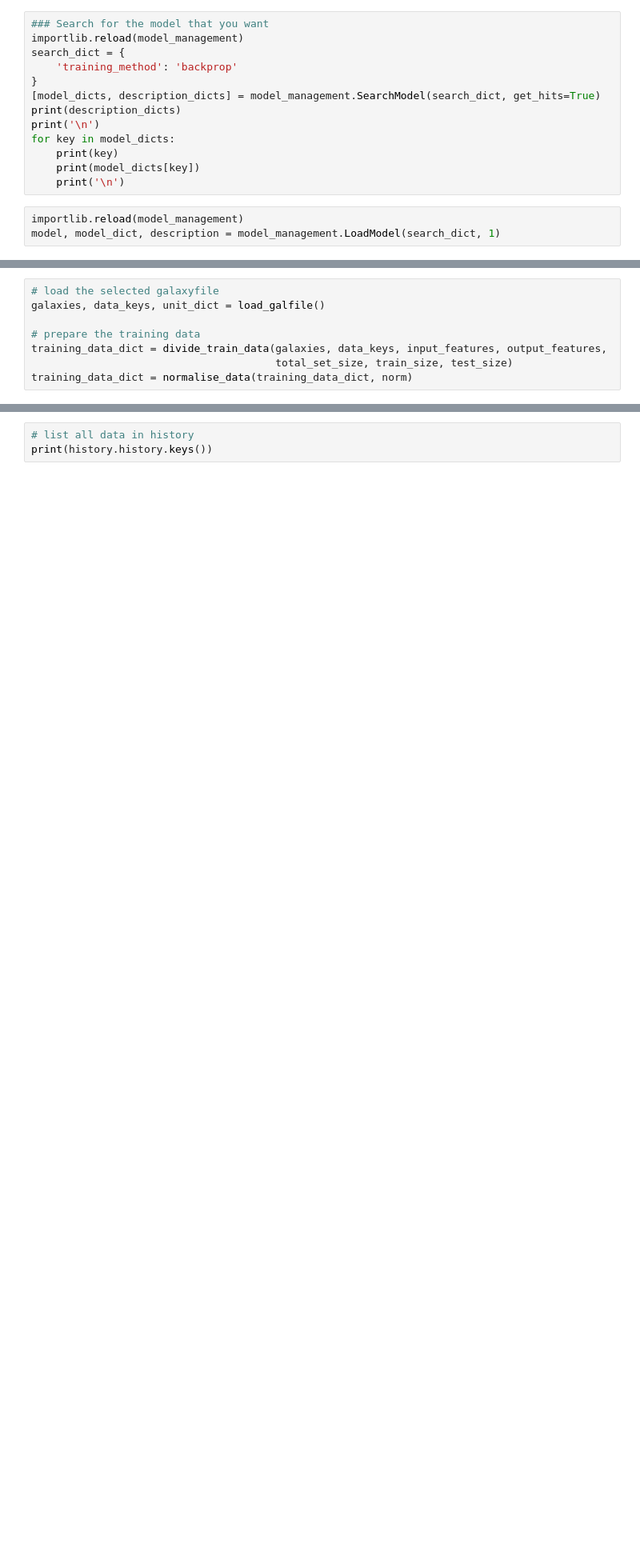
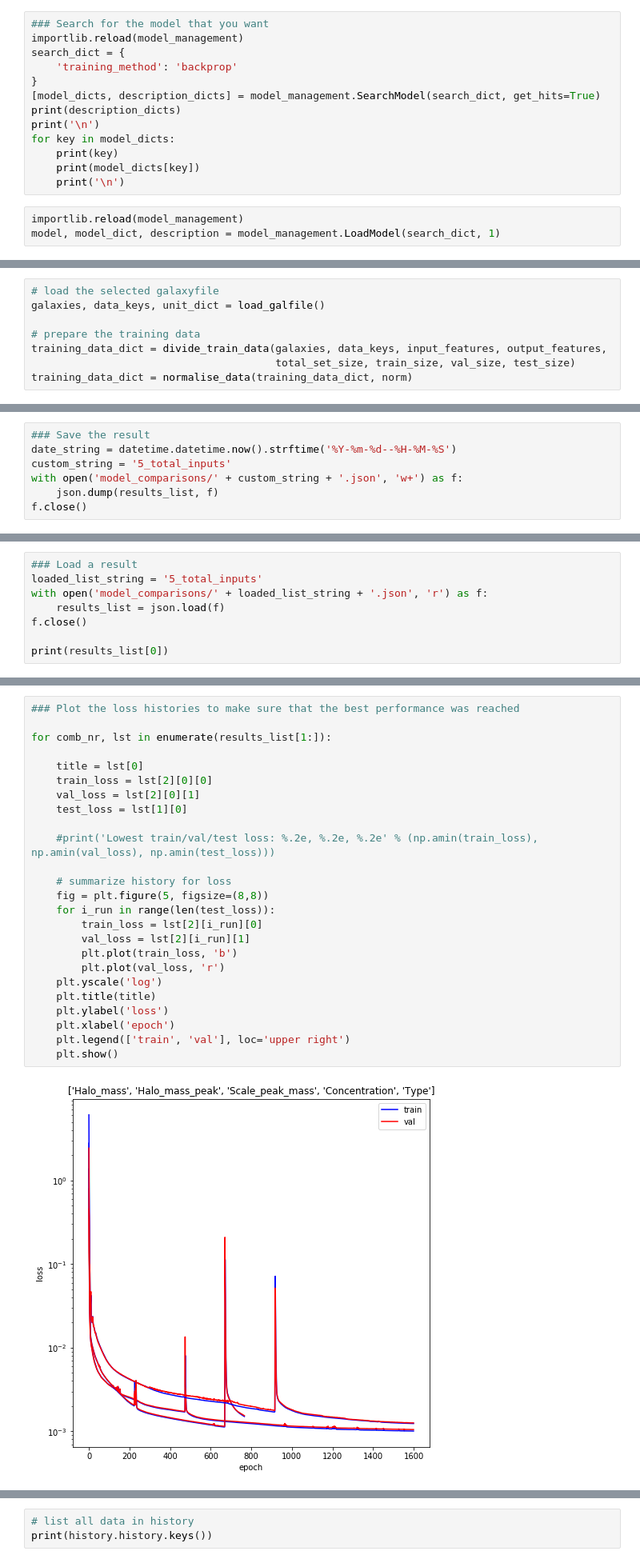
Before and after one commit to magnus-lindstrom/masters-project-galaxy-formation, a Jupyter notebook: code/useful_code/backprop_trained_networks/several_inputs_outputs_backprop.ipynb, the cells around one changed output, grey strips where cells are left out. Shown at 80% size. Drawn from its saved outputs; the diff is of its cells as text; blank space fills up the shorter version.

```diff
--- a/code/useful_code/backprop_trained_networks/several_inputs_outputs_backprop.ipynb
+++ b/code/useful_code/backprop_trained_networks/several_inputs_outputs_backprop.ipynb
@@ -277,5 +124,5 @@ galaxies, data_keys, unit_dict = load_galfile()
 
 # prepare the training data
 training_data_dict = divide_train_data(galaxies, data_keys, input_features, output_features,
-                                       total_set_size, train_size, test_size)
+                                       total_set_size, train_size, val_size, test_size)
 training_data_dict = normalise_data(training_data_dict, norm)
@@ -447,0 +358,7 @@ with open('model_comparisons/progress.txt', 'w+') as f:
+# %%
+### Save the result
+date_string = datetime.datetime.now().strftime('%Y-%m-%d--%H-%M-%S')
+custom_string = '5_total_inputs'
+with open('model_comparisons/' + custom_string + '.json', 'w+') as f:
+    json.dump(results_list, f)
+f.close()
@@ -447,0 +371,8 @@ with open('model_comparisons/progress.txt', 'w+') as f:
+# %%
+### Load a result
+loaded_list_string = '5_total_inputs'
+with open('model_comparisons/' + loaded_list_string + '.json', 'r') as f:
+    results_list = json.load(f)
+f.close()
+
+print(results_list[0])
@@ -447,0 +389,27 @@ with open('model_comparisons/progress.txt', 'w+') as f:
+# %%
+### Plot the loss histories to make sure that the best performance was reached
+
+for comb_nr, lst in enumerate(results_list[1:]):
+
+    title = lst[0]
+    train_loss = lst[2][0][0]
+    val_loss = lst[2][0][1]
+    test_loss = lst[1][0]
+
+    #print('Lowest train/val/test loss: %.2e, %.2e, %.2e' % (np.amin(train_loss), np.amin(val_loss), np.amin(test_loss)))
+
+    # summarize history for loss
+    fig = plt.figure(5, figsize=(8,8))
+    for i_run in range(len(test_loss)):
+        train_loss = lst[2][i_run][0]
+        val_loss = lst[2][i_run][1]
+        plt.plot(train_loss, 'b')
+        plt.plot(val_loss, 'r')
+    plt.yscale('log')
+    plt.title(title)
+    plt.ylabel('loss')
+    plt.xlabel('epoch')
+    plt.legend(['train', 'val'], loc='upper right')
+    plt.show()
+# %% [output]
+[figure, added]
```
Also changed, not shown: parts of 63 cells of this notebook, 21 other files.
